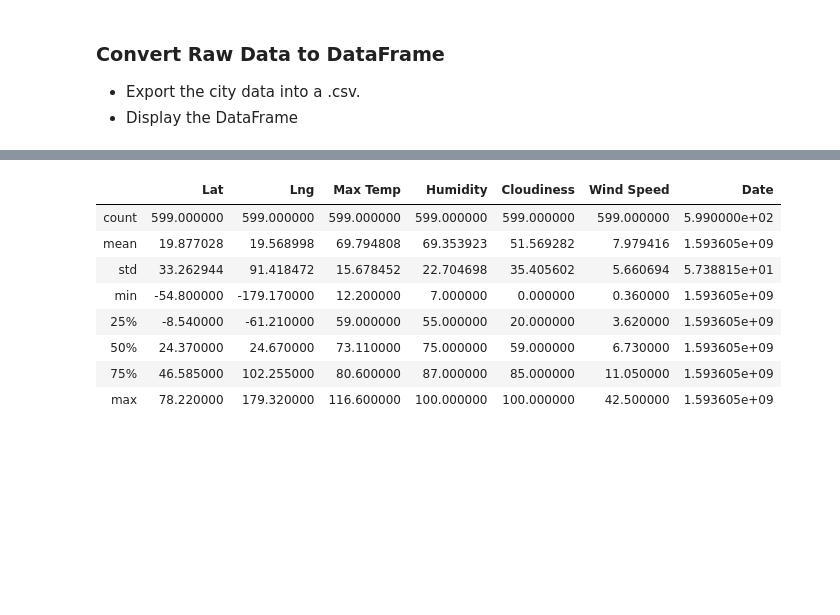
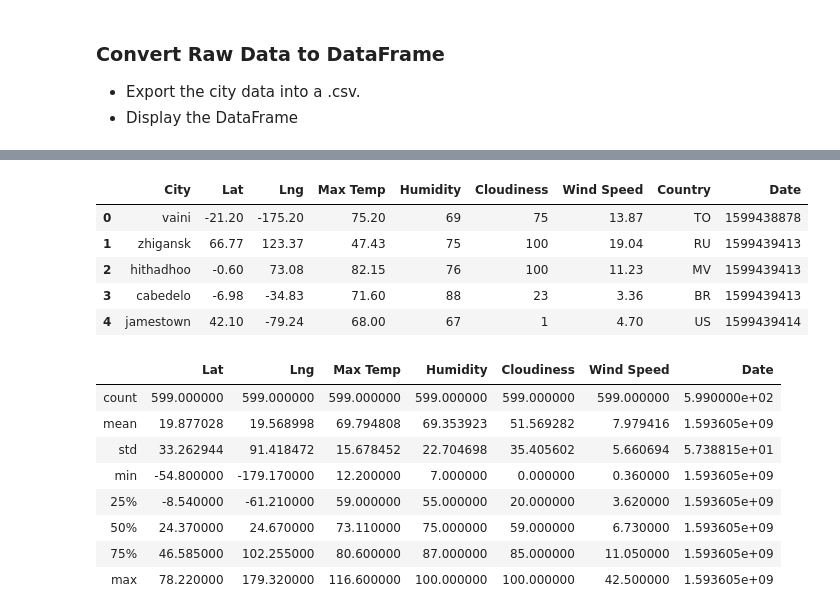
Before and after one commit to segsfem/python-api-challenge, a Jupyter notebook: WeatherPy/WeatherPy.ipynb, the cells around one changed output, grey strips where cells are left out. Cells and saved outputs as stored; diff of their text form; code cells hidden in the pictures; blank space fills up the shorter version.

```diff
--- a/WeatherPy/WeatherPy.ipynb
+++ b/WeatherPy/WeatherPy.ipynb
@@ -127,3 +119,25 @@ Data Retreival Complete
+# %%
+weather_dict = {
+    "City": city_2,
+    "Lat": lats,
+    "Lng": longs,
+    "Max Temp": max_temp,
+    "Humidity": humidity,
+    "Cloudiness": clouds,
+    "Wind Speed": wind_speed,
+    "Country": country,
+    "Date": date,
+}
+weather_data = pd.DataFrame(weather_dict)
+weather_data.to_csv ('output_data\cities.csv', header=True)
+weather_data.head()
+# %% [output]
+|  | City | Lat | Lng | Max Temp | Humidity | Cloudiness | Wind Speed | Country | Date |
+| 0 | vaini | -21.20 | -175.20 | 75.20 | 69 | 75 | 13.87 | TO | 1599438878 |
+| 1 | zhigansk | 66.77 | 123.37 | 47.43 | 75 | 100 | 19.04 | RU | 1599439413 |
+| 2 | hithadhoo | -0.60 | 73.08 | 82.15 | 76 | 100 | 11.23 | MV | 1599439413 |
+| 3 | cabedelo | -6.98 | -34.83 | 71.60 | 88 | 23 | 3.36 | BR | 1599439413 |
+| 4 | jamestown | 42.10 | -79.24 | 68.00 | 67 | 1 | 4.70 | US | 1599439414 |
 # %%
 # %% [output]
 |  | Lat | Lng | Max Temp | Humidity | Cloudiness | Wind Speed | Date |
```
Also changed, not shown: parts of 4 cells of this notebook, 1 other file.
